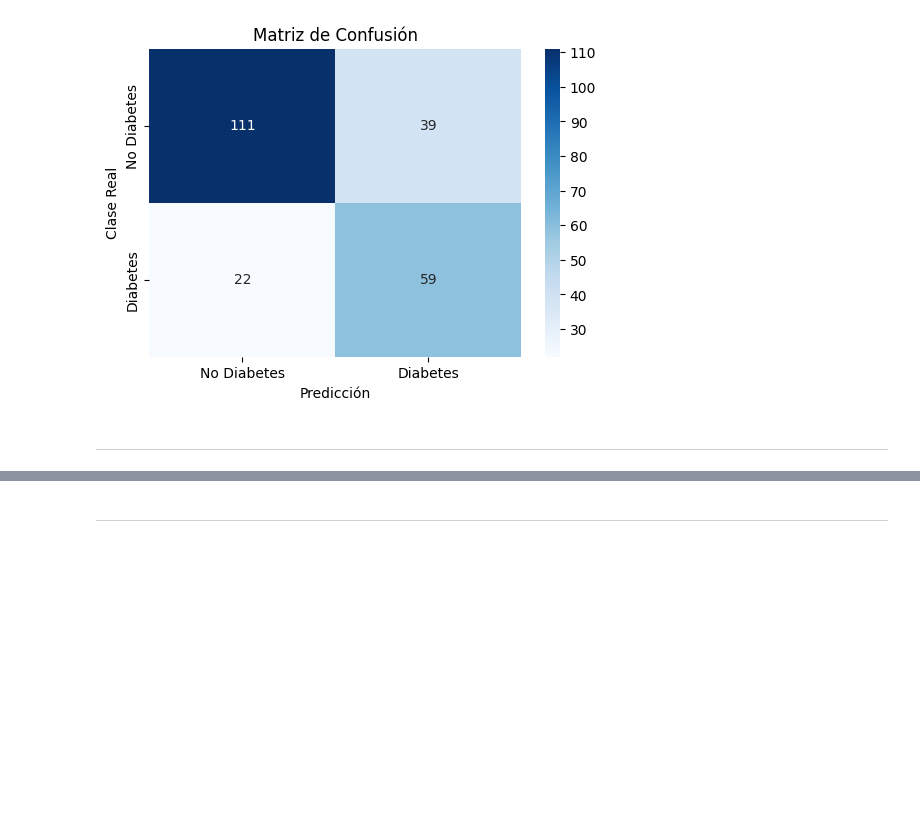
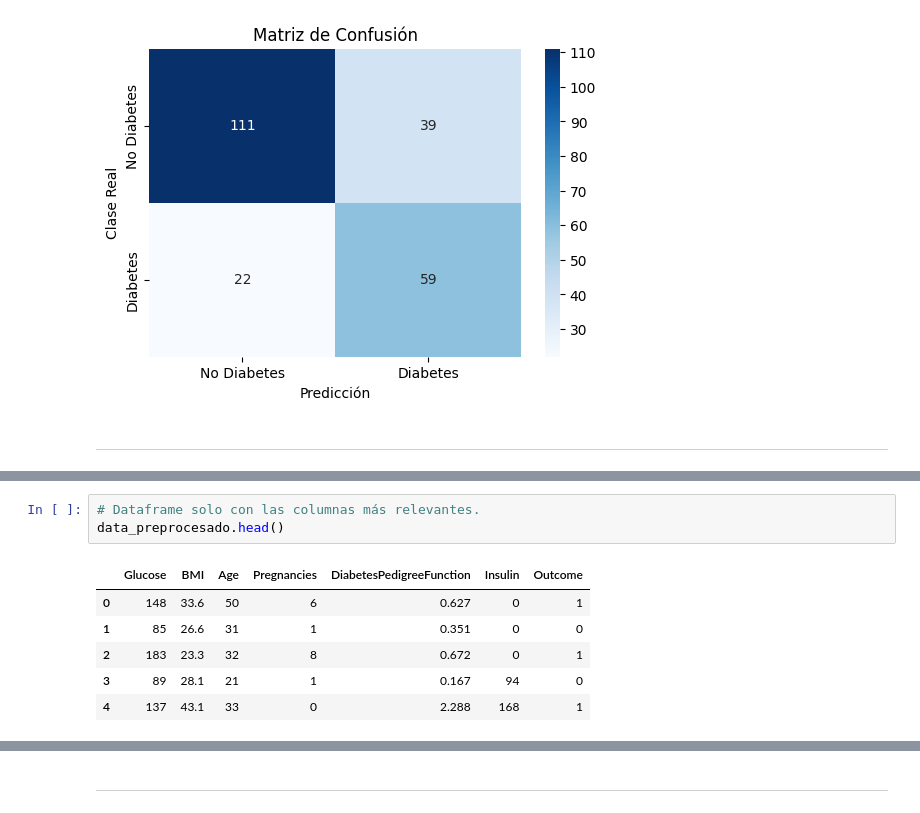
Before and after one commit to PabloSanchez87/DataScience_and_IA, a Jupyter notebook: Notebooks/Daniel/Caso_Diabetes/Diabetes.ipynb, the cells around one changed output, grey strips where cells are left out. Drawn from its saved outputs; the diff is of its cells as text; blank space fills up the shorter version.

```diff
--- a/Notebooks/Daniel/Caso_Diabetes/Diabetes.ipynb
+++ b/Notebooks/Daniel/Caso_Diabetes/Diabetes.ipynb
@@ -1010,0 +940,10 @@ weighted avg       0.79      0.77      0.78       231
+# %%
+# Dataframe solo con las columnas más relevantes.
+data_preprocesado.head()
+# %% [output]
+|  | Glucose | BMI | Age | Pregnancies | DiabetesPedigreeFunction | Insulin | Outcome |
+| 0 | 148 | 33.6 | 50 | 6 | 0.627 | 0 | 1 |
+| 1 | 85 | 26.6 | 31 | 1 | 0.351 | 0 | 0 |
+| 2 | 183 | 23.3 | 32 | 8 | 0.672 | 0 | 1 |
+| 3 | 89 | 28.1 | 21 | 1 | 0.167 | 94 | 0 |
+| 4 | 137 | 43.1 | 33 | 0 | 2.288 | 168 | 1 |
```
Also changed, not shown: parts of 22 cells of this notebook, 1 other file.
